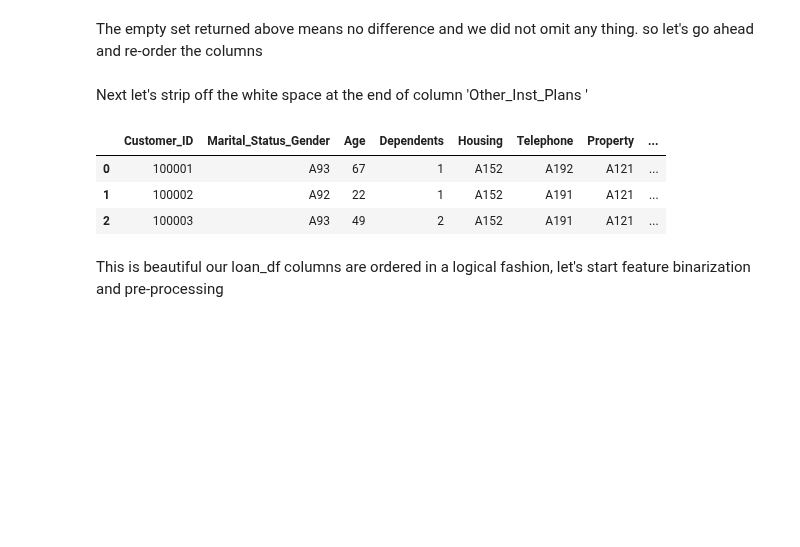
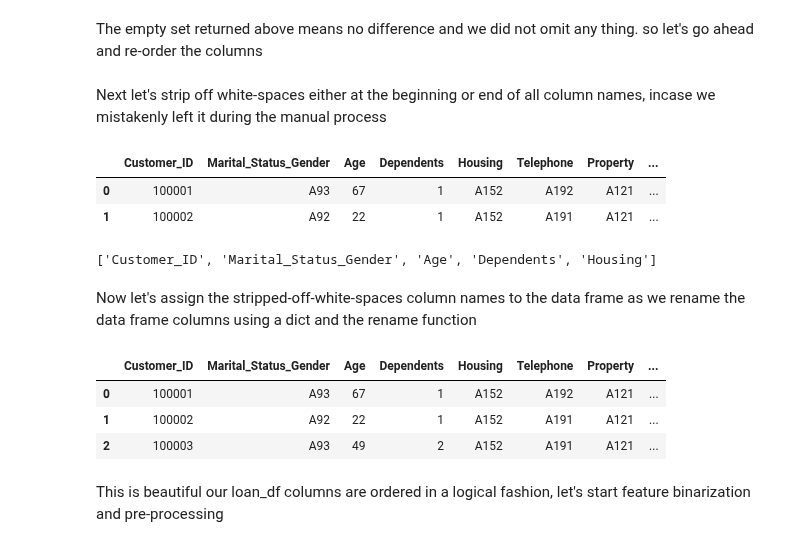
Before and after one commit to Lawrence-Krukrubo/Machine_Learning, a Jupyter notebook: loan_default_classifier.ipynb, the cells around one changed output. Saved outputs shown, nothing was run; the diff lists cells and outputs as text; code cells hidden in the pictures; blank space fills up the shorter version.

```diff
--- a/loan_default_classifier.ipynb
+++ b/loan_default_classifier.ipynb
@@ -233,11 +234,11 @@ The above process is highly manual and subject to errors let's confirm we made n
 # %%
 # lets concatenate the lists
 
-columns = customer_data + job_and_personal_finance + loan_credit_data
+new_columns = customer_data + job_and_personal_finance + loan_credit_data
 
 # Let's check we did not omit any column
 
-set(loan_df.columns).difference(set(columns))
+set(loan_df.columns).difference(set(new_columns))
 # %% [output]
 set()
 # %% [markdown]
@@ -247,15 +248,31 @@ loan_df = loan_df[columns]
 # %% [markdown]
-Next let's strip off the white space at the end of column 'Other_Inst_Plans '
+Next let's strip off white-spaces either at the beginning or end of all column names, incase we mistakenly left it during the manual process
-# %%
-loan_df.rename(columns = {'Other_Inst_Plans ': 'Other_Inst_Plans'}, inplace=True)
-
-
-loan_df.head(3)
-# %% [output]
-|  | Customer_ID | Marital_Status_Gender | Age | Dependents | Housing | Telephone | Property | ... |
-| 0 | 100001 | A93 | 67 | 1 | A152 | A192 | A121 | ... |
-| 1 | 100002 | A92 | 22 | 1 | A152 | A191 | A121 | ... |
-| 2 | 100003 | A93 | 49 | 2 | A152 | A191 | A121 | ... |
+# %%
+loan_df.head(2)
+# %% [output]
+|  | Customer_ID | Marital_Status_Gender | Age | Dependents | Housing | Telephone | Property | ... |
+| 0 | 100001 | A93 | 67 | 1 | A152 | A192 | A121 | ... |
+| 1 | 100002 | A92 | 22 | 1 | A152 | A191 | A121 | ... |
+# %%
+stripped_columns = [str.strip(x, ' ') for x in loan_df.columns if x[0] or x[-1] == ' ']
+stripped_columns[:5]
+# %% [output]
+['Customer_ID', 'Marital_Status_Gender', 'Age', 'Dependents', 'Housing']
+# %% [markdown]
+Now let's assign the stripped-off-white-spaces column names to the data frame as we rename the data frame columns using a dict and the rename function
+# %%
+columns_dict = {}
+for i in range(len(loan_df.columns)):
+    x = loan_df.columns[i]
+    columns_dict[x] = stripped_columns[i]
+
+loan_df.rename(columns = columns_dict, inplace=True)
+loan_df.head(3)
+# %% [output]
+|  | Customer_ID | Marital_Status_Gender | Age | Dependents | Housing | Telephone | Property | ... |
+| 0 | 100001 | A93 | 67 | 1 | A152 | A192 | A121 | ... |
+| 1 | 100002 | A92 | 22 | 1 | A152 | A191 | A121 | ... |
+| 2 | 100003 | A93 | 49 | 2 | A152 | A191 | A121 | ... |
 # %% [markdown]
 This is beautiful our loan_df columns are ordered in a logical fashion, let's start feature binarization and pre-processing
 # %% [markdown]
```
Also changed, not shown: parts of 33 cells of this notebook.
